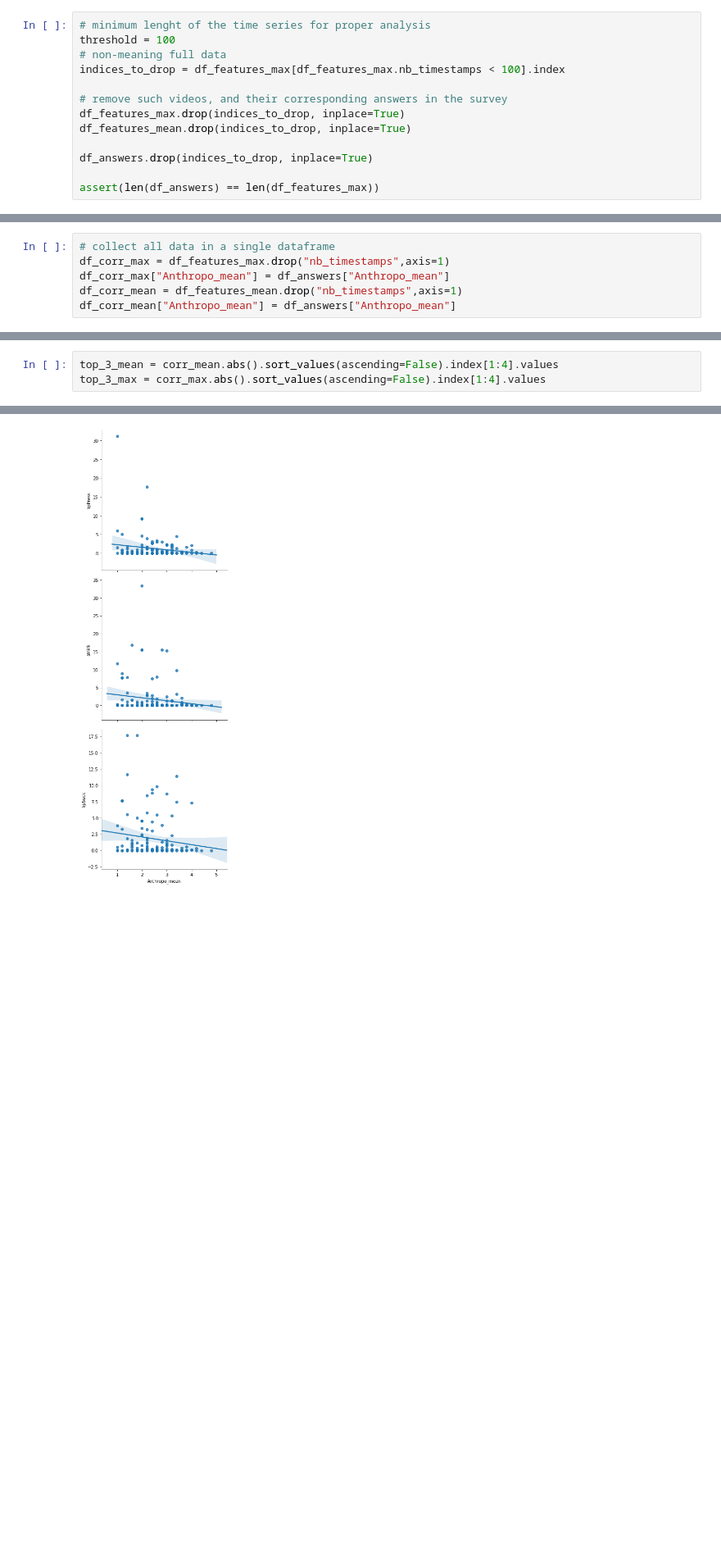
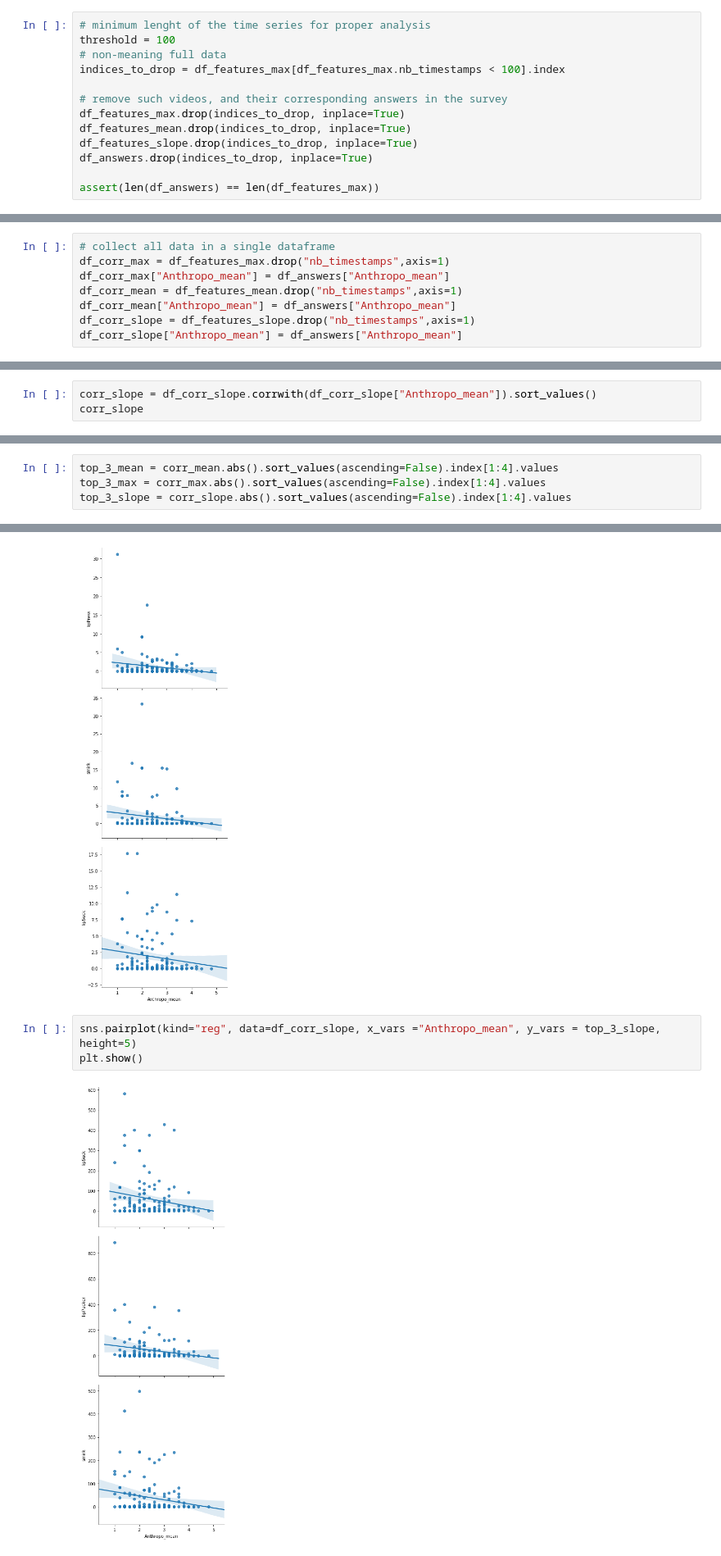
Before and after one commit to valentinoli/robot-anthropomorphism, a Jupyter notebook: python/Pipeline.ipynb, the cells around one changed output, grey strips where cells are left out. Shown at 82% size. Saved outputs shown, nothing was run; the diff lists cells and outputs as text; blank space fills up the shorter version.

Commit message:
add slope aggregation

```diff
--- a/python/Pipeline.ipynb
+++ b/python/Pipeline.ipynb
@@ -187,7 +204,7 @@ indices_to_drop = df_features_max[df_features_max.nb_timestamps < 100].index
 # remove such videos, and their corresponding answers in the survey
 df_features_max.drop(indices_to_drop, inplace=True)
 df_features_mean.drop(indices_to_drop, inplace=True)
-
+df_features_slope.drop(indices_to_drop, inplace=True)
 df_answers.drop(indices_to_drop, inplace=True)
 
 assert(len(df_answers) == len(df_features_max))
@@ -203,6 +220,8 @@ df_corr_max = df_features_max.drop("nb_timestamps",axis=1)
 df_corr_max["Anthropo_mean"] = df_answers["Anthropo_mean"]
 df_corr_mean = df_features_mean.drop("nb_timestamps",axis=1)
 df_corr_mean["Anthropo_mean"] = df_answers["Anthropo_mean"]
+df_corr_slope = df_features_slope.drop("nb_timestamps",axis=1)
+df_corr_slope["Anthropo_mean"] = df_answers["Anthropo_mean"]
 # %%
 df_corr_max.head()
 # %% [output]
@@ -253,3 +272,6 @@ innerBrowRaise       -0.020871
 smile                 0.018799
 Anthropo_mean         1.000000
 dtype: float64
+# %%
+corr_slope = df_corr_slope.corrwith(df_corr_slope["Anthropo_mean"]).sort_values()
+corr_slope
@@ -256,6 +295,7 @@ dtype: float64
 # %%
 top_3_mean = corr_mean.abs().sort_values(ascending=False).index[1:4].values
 top_3_max = corr_max.abs().sort_values(ascending=False).index[1:4].values
+top_3_slope = corr_slope.abs().sort_values(ascending=False).index[1:4].values
 # %%
 print("3 most correlated features (agg=mean): {0}".format(top_3_mean))
 print("3 most correlated features (agg=max): {0}".format(top_3_max))
@@ -272,6 +314,11 @@ sns.pairplot(kind="reg", data=df_corr_mean, x_vars ="Anthropo_mean", y_vars = to
 plt.show()
 # %% [output]
 [figure]
+# %%
+sns.pairplot(kind="reg", data=df_corr_slope, x_vars ="Anthropo_mean", y_vars = top_3_slope, height=5)
+plt.show()
+# %% [output]
+[figure, added]
 # %% [markdown]
 ### Correlation between each answers and features
 # %%
```
Also changed, not shown: parts of 12 cells of this notebook, 2 other files.
